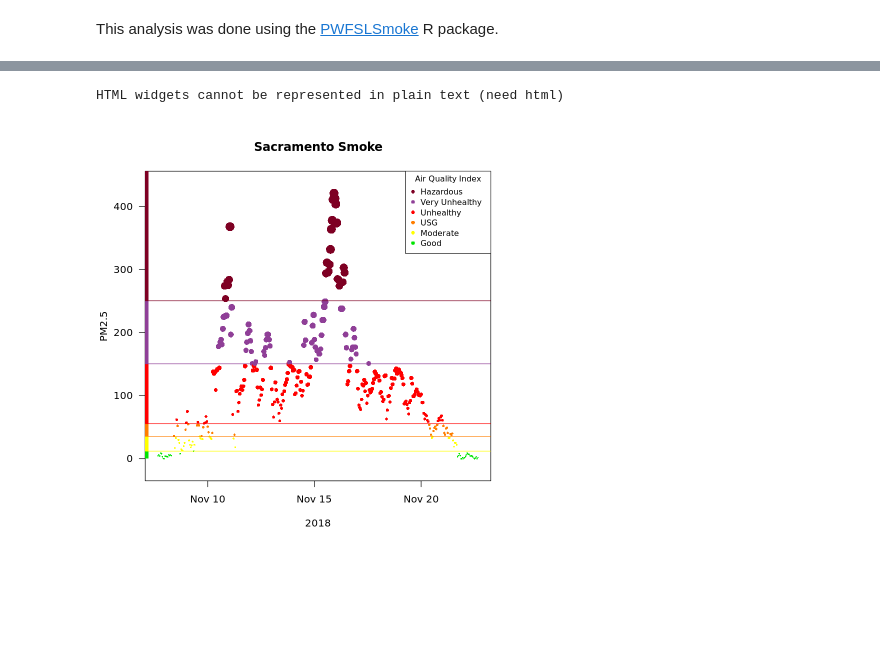
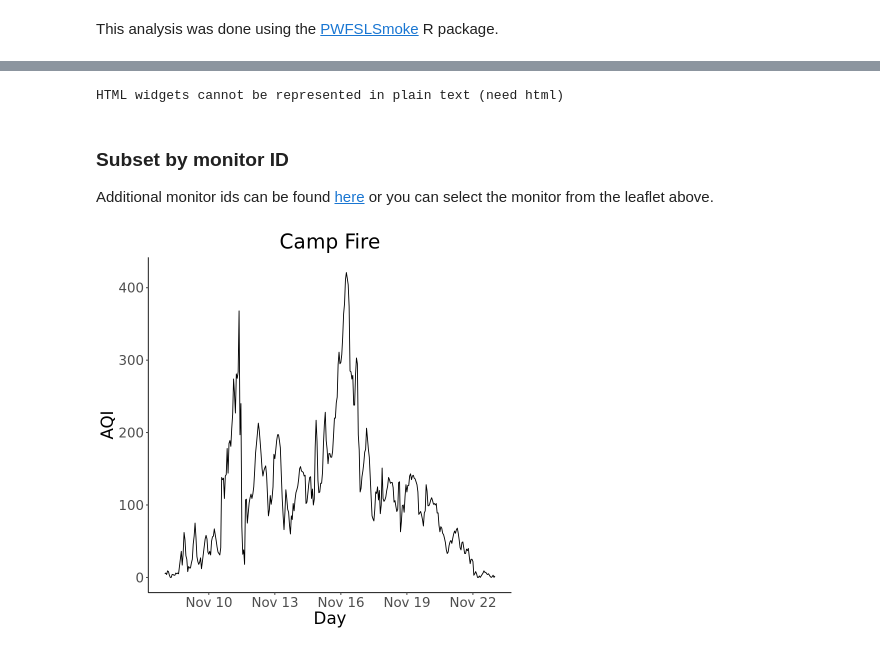
Before and after one commit to nasiegel88/airquality, a Jupyter notebook: airquality.ipynb, the cells around one changed output, grey strips where cells are left out. Saved outputs shown, nothing was run; the diff lists cells and outputs as text; code cells hidden in the pictures; blank space fills up the shorter version.

```diff
--- a/airquality.ipynb
+++ b/airquality.ipynb
@@ -5,26 +10,22 @@ source("00-R/main.R")
 # %%
-camp_fire <-
+# This example is the state, year, and date-range of the the Camp Fire
+fire <-
   monitor_loadAnnual(2018) %>%
   monitor_subset(stateCodes = 'CA') %>%
   monitor_subset(tlim = c(20181108, 20181123))
-# %%
-monitor_leaflet(camp_fire)
-# %% [output]
-HTML widgets cannot be represented in plain text (need html)
-# %%
-Sacramento <-
-  camp_fire %>%
-  monitor_subset(monitorIDs = '060670010_01')
-
-monitor_timeseriesPlot(
-  Sacramento,
-  style='aqidots',
-  pch=16,
-  xlab="2018"
-)
-addAQIStackedBar()
-addAQILines()
-addAQILegend(cex=0.8)
-title("Sacramento Smoke")
-# %% [output]
-[figure, removed]
+# %%
+# View all the monitors in the state you selected
+monitor_leaflet(fire)
+# %% [output]
+HTML widgets cannot be represented in plain text (need html)
+# %% [markdown]
+### Subset by monitor ID
+Additional monitor ids can be found [here](https://ww2.arb.ca.gov/applications/quality-assurance-air-monitoring-site-search-1) or you can select the monitor from the leaflet above.
+# %%
+fire_location <-
+  fire %>%
+  monitor_subset(monitorIDs = '060670010_01')
+# %%
+fire_plot_aqi(x = fire_location , title = "Camp Fire")
+# %% [output]
+[figure, added]
```
Also changed, not shown: parts of 3 cells of this notebook.
